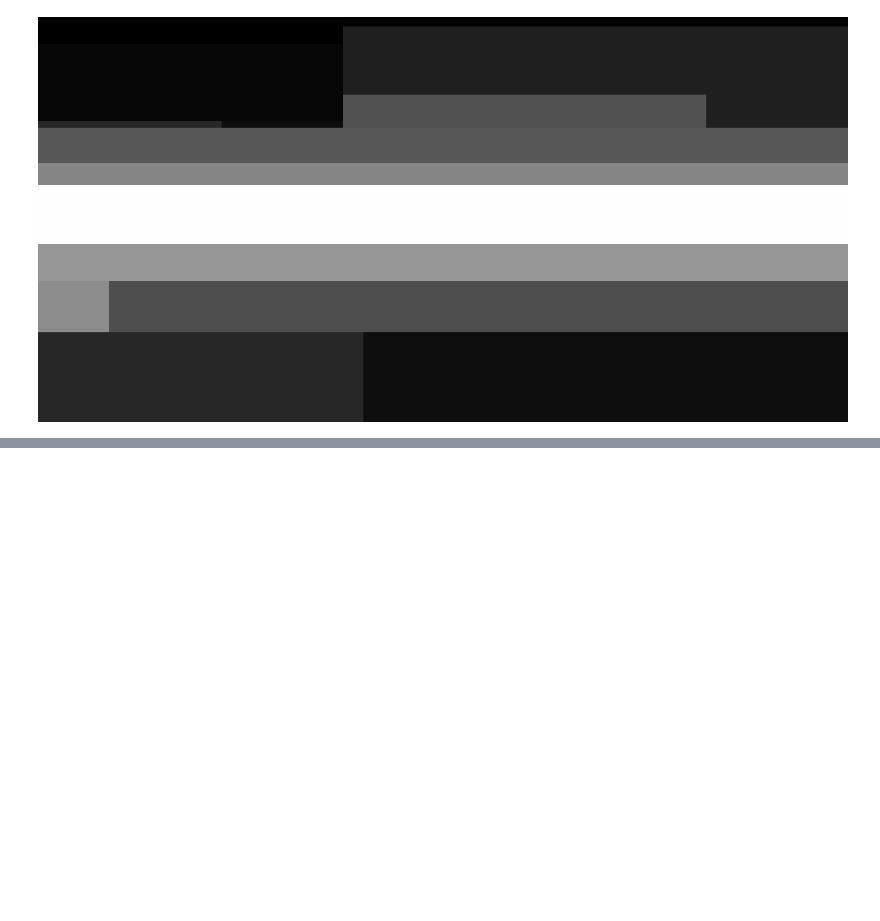
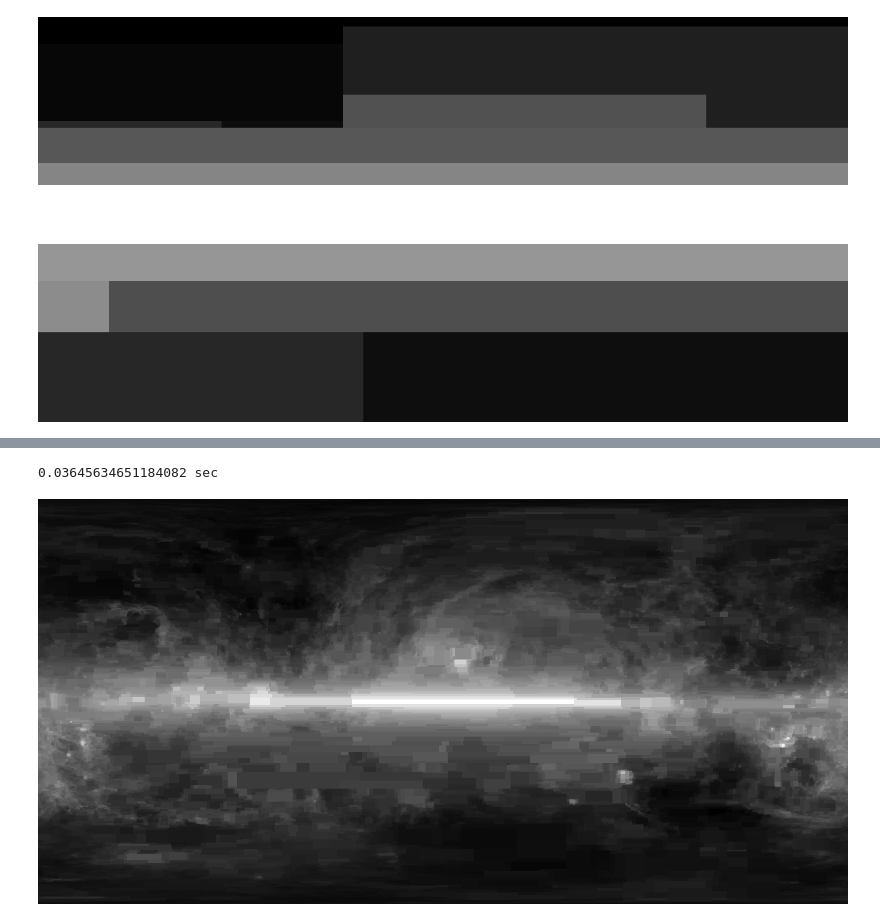
Before and after one commit to jpivarski-talks/2019-04-08-picscie-numpy, a Jupyter notebook: 08-day2-homework.ipynb, the cells around one changed output, grey strips where cells are left out. Saved outputs shown, nothing was run; the diff lists cells and outputs as text; code cells hidden in the pictures; blank space fills up the shorter version.

```diff
--- a/08-day2-homework.ipynb
+++ b/08-day2-homework.ipynb
@@ -77,4 +79,12 @@ def predict(tree, x):
 
 def predictall(tree, X):
     return numpy.array([predict(tree, x) for x in X])
+# %%
+model = sklearn.tree.DecisionTreeRegressor(max_depth=16)
+model.fit(X, y.reshape(height * width, 1))
+starttime = time.time(); image = model.predict(X).reshape(height, width); print(time.time() - starttime, "sec")
+show(image)
+# %% [output]
+0.03645634651184082 sec
+[figure, added]
 # %%
```
Also changed, not shown: parts of 3 cells of this notebook.
